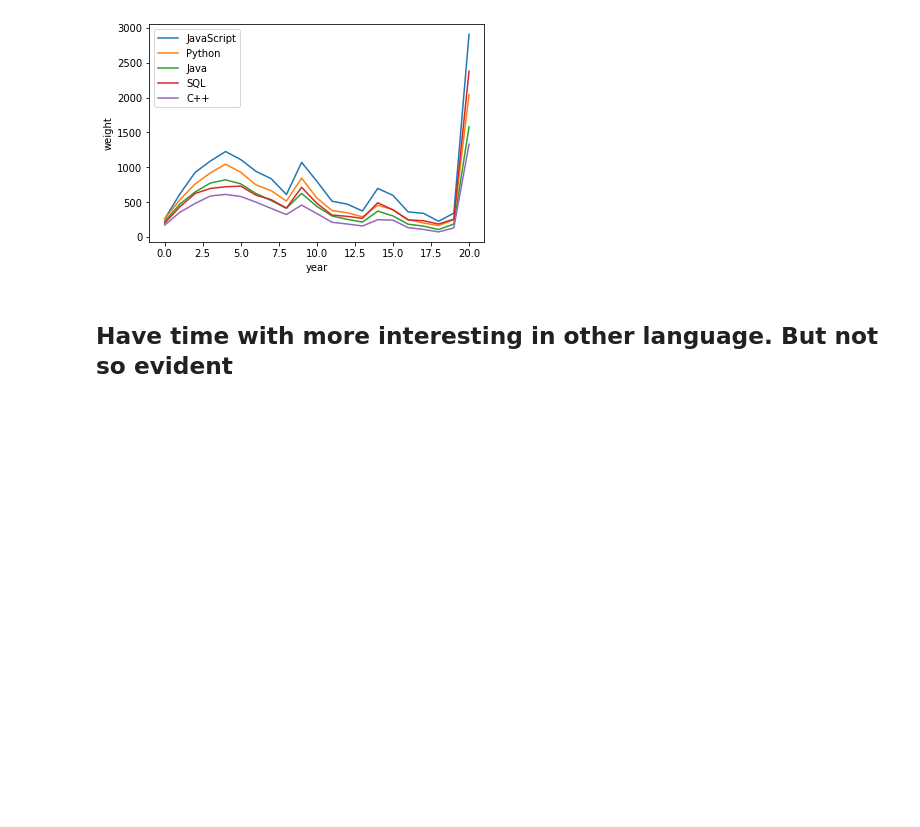
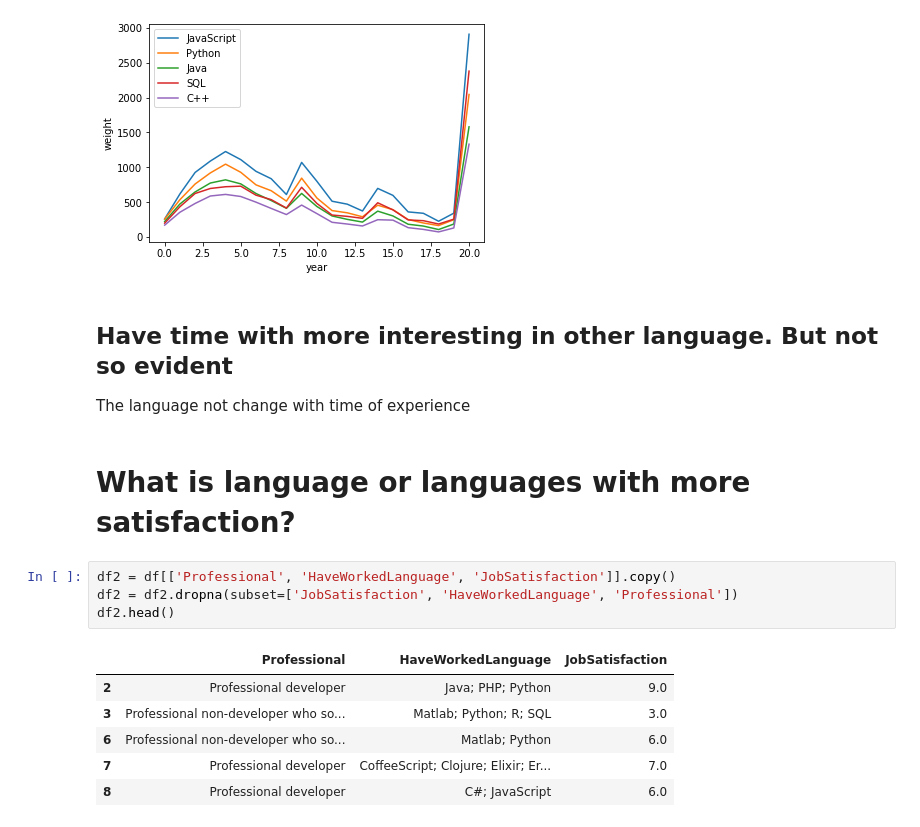
Before and after one commit to abndre/portifolio_udacity_data, a Jupyter notebook: data_science/Stack_Overflow_Developer_Survey/Stack Overflow Data - 2017 Survey.ipynb, the cells around one changed output. Saved outputs shown, nothing was run; the diff lists cells and outputs as text; blank space fills up the shorter version.

```diff
--- a/data_science/Stack_Overflow_Developer_Survey/Stack Overflow Data - 2017 Survey.ipynb
+++ b/data_science/Stack_Overflow_Developer_Survey/Stack Overflow Data - 2017 Survey.ipynb
@@ -233,3 +230,18 @@ ax.legend(loc='best')
 [figure]
 # %% [markdown]
 ## Have time with more interesting in other language. But not so evident
+
+The language not change with time of experience
+# %% [markdown]
+# What is language or languages with more satisfaction?
+# %%
+df2 = df[['Professional', 'HaveWorkedLanguage', 'JobSatisfaction']].copy()
+df2 = df2.dropna(subset=['JobSatisfaction', 'HaveWorkedLanguage', 'Professional'])
+df2.head()
+# %% [output]
+|  | Professional | HaveWorkedLanguage | JobSatisfaction |
+| 2 | Professional developer | Java; PHP; Python | 9.0 |
+| 3 | Professional non-developer who so... | Matlab; Python; R; SQL | 3.0 |
+| 6 | Professional non-developer who so... | Matlab; Python | 6.0 |
+| 7 | Professional developer | CoffeeScript; Clojure; Elixir; Er... | 7.0 |
+| 8 | Professional developer | C#; JavaScript | 6.0 |
```
Also changed, not shown: parts of 12 cells of this notebook.
